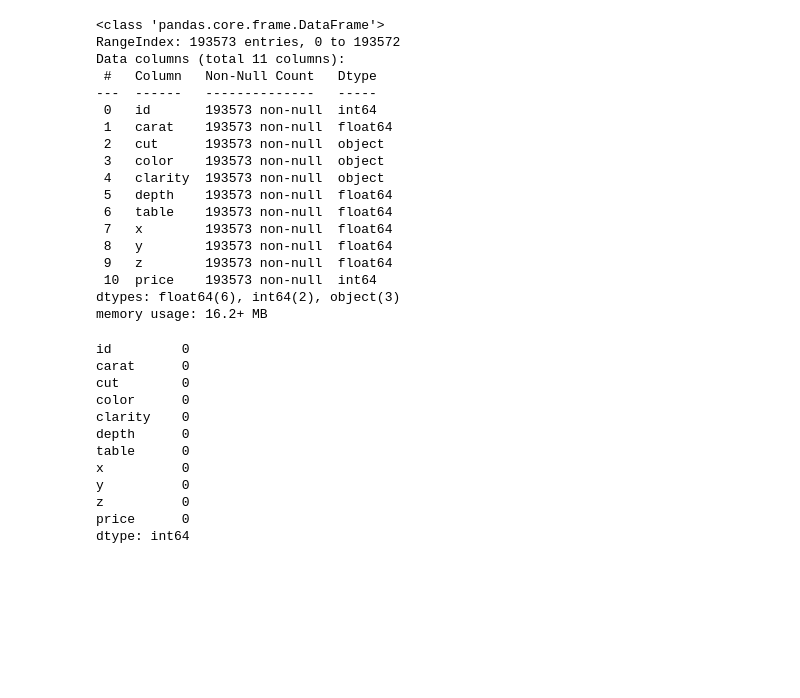
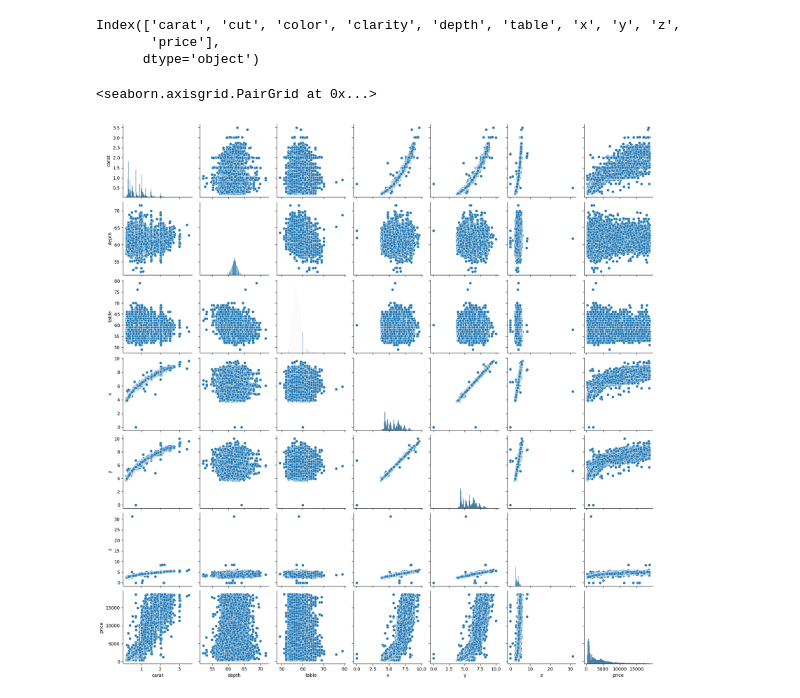
Before and after one commit to sagnik22-24/LiveProjectML, a Jupyter notebook: notebooks/EDA.ipynb, the cells around one changed output. Drawn from its saved outputs; the diff is of its cells as text; code cells hidden in the pictures; blank space fills up the shorter version.

```diff
--- a/notebooks/EDA.ipynb
+++ b/notebooks/EDA.ipynb
@@ -14,36 +164,6 @@ df.head()
 # %%
-df.info()
+df.columns
 # %% [output]
-<class 'pandas.core.frame.DataFrame'>
-RangeIndex: 193573 entries, 0 to 193572
-Data columns (total 11 columns):
- #   Column   Non-Null Count   Dtype
----  ------   --------------   -----
- 0   id       193573 non-null  int64
- 1   carat    193573 non-null  float64
- 2   cut      193573 non-null  object
- 3   color    193573 non-null  object
- 4   clarity  193573 non-null  object
- 5   depth    193573 non-null  float64
- 6   table    193573 non-null  float64
- 7   x        193573 non-null  float64
- 8   y        193573 non-null  float64
- 9   z        193573 non-null  float64
- 10  price    193573 non-null  int64
-dtypes: float64(6), int64(2), object(3)
-memory usage: 16.2+ MB
+Index(['carat', 'cut', 'color', 'clarity', 'depth', 'table', 'x', 'y', 'z',
+       'price'],
+      dtype='object')
-# %%
-df.isnull().sum()
-# %% [output]
-id         0
-carat      0
-cut        0
-color      0
-clarity    0
-depth      0
-table      0
-x          0
-y          0
-z          0
-price      0
-dtype: int64
@@ -51,0 +170,5 @@ df.drop(columns= ['id'], inplace= True)
+# %%
+sns.pairplot(df)
+# %% [output]
+<seaborn.axisgrid.PairGrid at 0x...>
+[figure, added]
```
Also changed, not shown: parts of 45 cells of this notebook, 39 other files.
